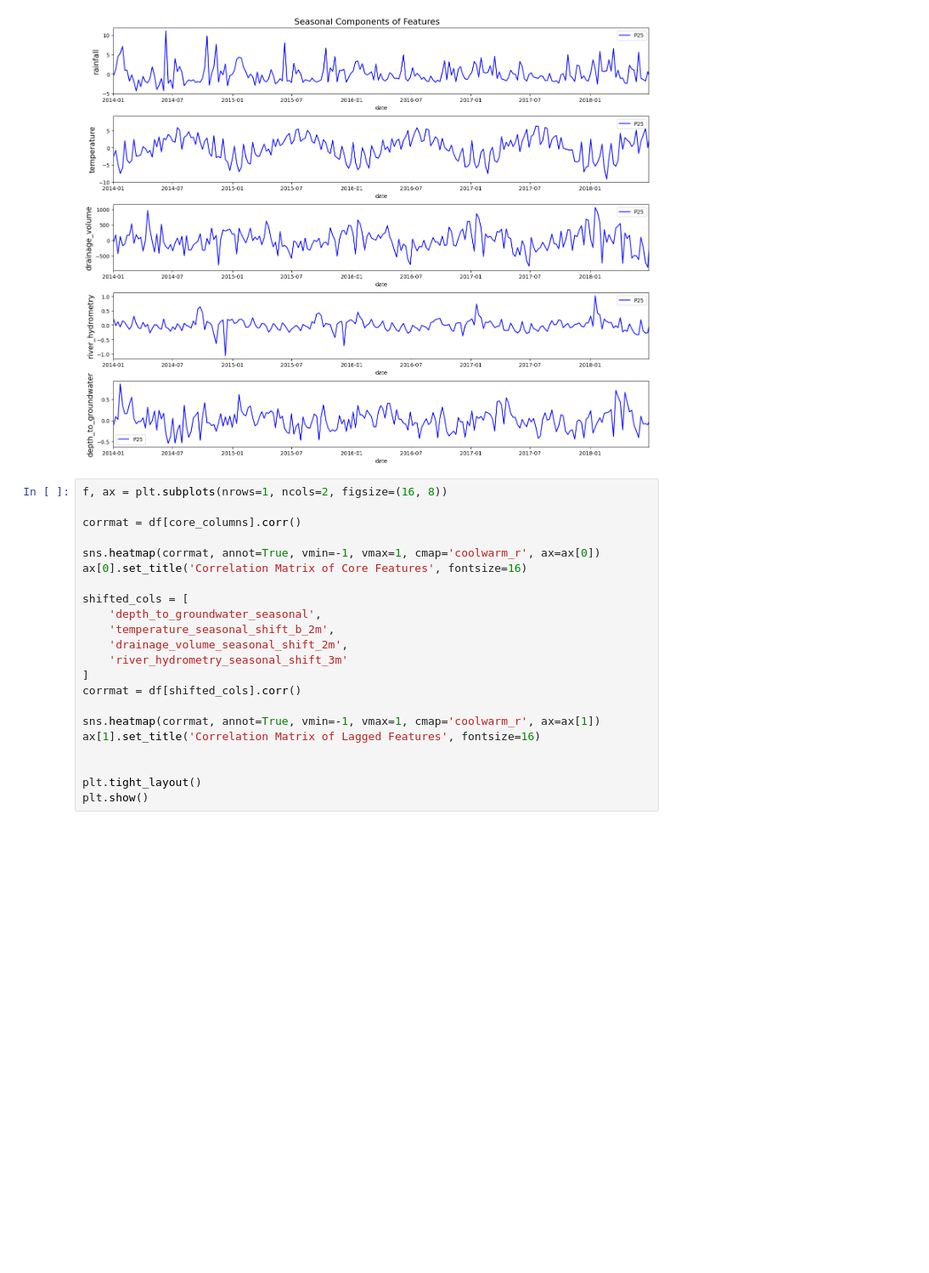
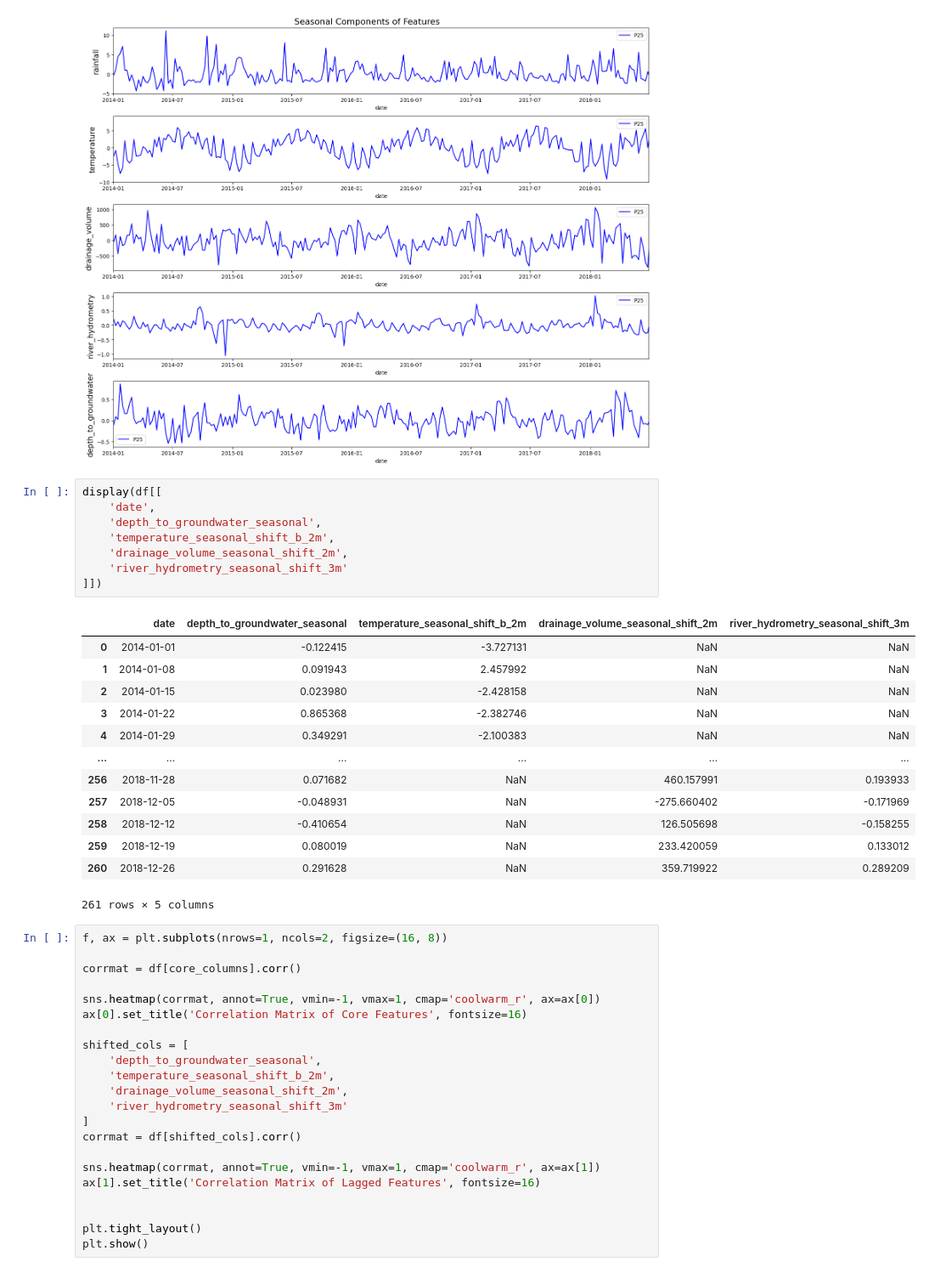
Before and after one commit to thisishasan/bigdata_mod_b, a Jupyter notebook: code.ipynb, the cells around one changed output. Shown at 85% size. Cells and saved outputs as stored; diff of their text form; blank space fills up the shorter version.

```diff
--- a/code.ipynb
+++ b/code.ipynb
@@ -482,6 +482,28 @@ plt.tight_layout()
 plt.show()
 # %% [output]
 [figure]
+# %%
+display(df[[
+    'date',
+    'depth_to_groundwater_seasonal',
+    'temperature_seasonal_shift_b_2m',
+    'drainage_volume_seasonal_shift_2m',
+    'river_hydrometry_seasonal_shift_3m'
+]])
+# %% [output]
+|  | date | depth_to_groundwater_seasonal | temperature_seasonal_shift_b_2m | drainage_volume_seasonal_shift_2m | river_hydrometry_seasonal_shift_3m |
+| 0 | 2014-01-01 | -0.122415 | -3.727131 | NaN | NaN |
+| 1 | 2014-01-08 | 0.091943 | 2.457992 | NaN | NaN |
+| 2 | 2014-01-15 | 0.023980 | -2.428158 | NaN | NaN |
+| 3 | 2014-01-22 | 0.865368 | -2.382746 | NaN | NaN |
+| 4 | 2014-01-29 | 0.349291 | -2.100383 | NaN | NaN |
+| ... | ... | ... | ... | ... | ... |
+| 256 | 2018-11-28 | 0.071682 | NaN | 460.157991 | 0.193933 |
+| 257 | 2018-12-05 | -0.048931 | NaN | -275.660402 | -0.171969 |
+| 258 | 2018-12-12 | -0.410654 | NaN | 126.505698 | -0.158255 |
+| 259 | 2018-12-19 | 0.080019 | NaN | 233.420059 | 0.133012 |
+| 260 | 2018-12-26 | 0.291628 | NaN | 359.719922 | 0.289209 |
+261 rows × 5 columns
 # %%
 f, ax = plt.subplots(nrows=1, ncols=2, figsize=(16, 8))
 
```
Also changed, not shown: parts of 5 cells of this notebook.
